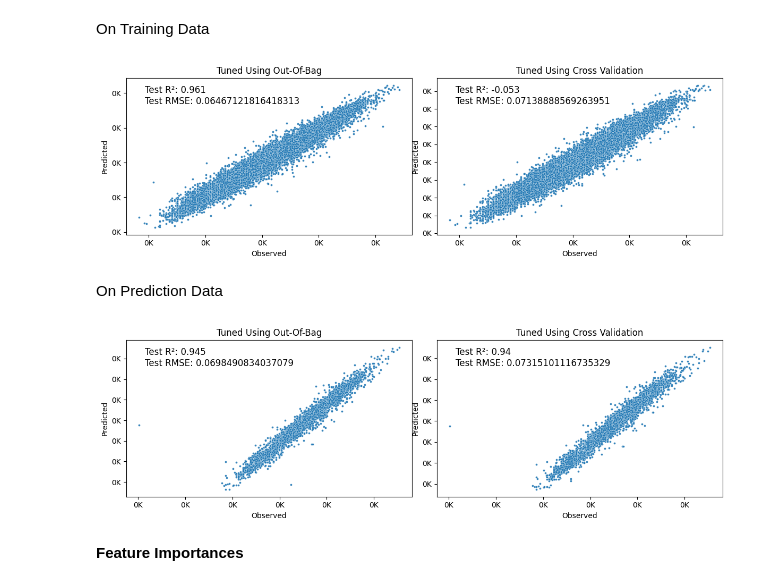
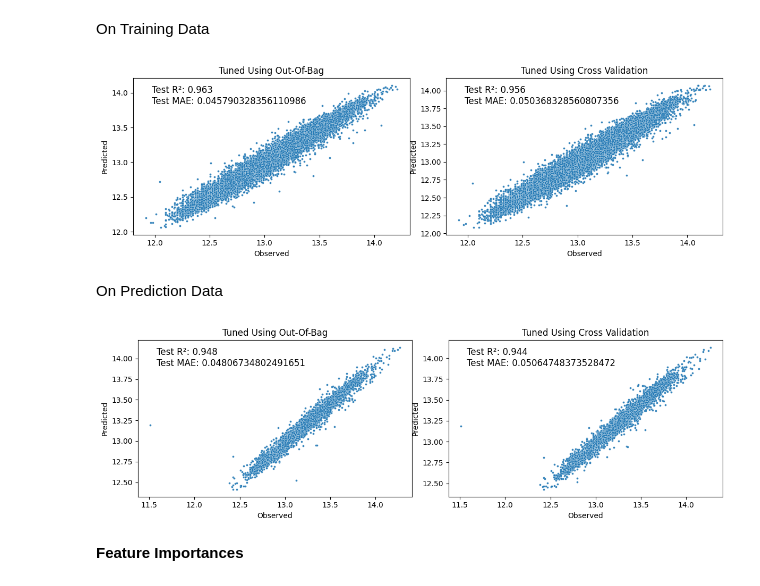
Before and after one commit to joesurf/Housing-Price-Time-Series-Forecasting, a Jupyter notebook: random_forest.ipynb, the cells around one changed output. Cells and saved outputs as stored; diff of their text form; code cells hidden in the pictures.

```diff
--- a/random_forest.ipynb
+++ b/random_forest.ipynb
@@ -278,52 +277,67 @@ On Training Data
 # scatterplots of y (observed) and y (predicted)
 
 fig = plt.figure(figsize=(13,4))
+label_format = '{:,.0f}'
 
 ax1 = plt.subplot(121)
 ax1 = sns.scatterplot(x=y_test, y=oob_prediction_test, edgecolors='w', alpha=0.9, s=8)
-ax1.set_xlabel('Observed'), ax1.set_xticklabels(['{:,.0f}'.format(x) + 'K' for x in ax1.get_xticks()/1000])
-ax1.set_ylabel('Predicted'), ax1.set_yticklabels(['{:,.0f}'.format(x) + 'K' for x in ax1.get_yticks()/1000])
-ax1.annotate('Test R\u00b2: ' + str(round(oob_r2,3)) + '\nTest RMSE: ' + str(oob_rmse), xy=(0, 1), xytext=(25, -35),
+ax1.set_xlabel('Observed')
+ax1.set_ylabel('Predicted')
+ax1.annotate('Test R\u00b2: ' + str(round(oob_r2,3)) + '\nTest MAE: ' + str(oob_mae), xy=(0, 1), xytext=(25, -35),
     xycoords='axes fraction', textcoords='offset points', fontsize=12)
 ax1.set_title('Tuned Using Out-Of-Bag')
 
 ax2 = plt.subplot(122)
 ax2 = sns.scatterplot(x=y_test, y=cv_predicted_test, edgecolors='w', alpha=0.9, s=8)
-ax2.set_xlabel('Observed'), ax2.set_xticklabels(['{:,.0f}'.format(x) + 'K' for x in ax2.get_xticks()/1000])
-ax2.set_ylabel('Predicted'), ax2.set_yticklabels(['{:,.0f}'.format(x) + 'K' for x in ax2.get_yticks()/1000])
-ax2.annotate('Test R\u00b2: ' + str(round(cv_r2,3)) + '\nTest RMSE: ' + str(cv_rmse), xy=(0, 1), xytext=(25, -35),
+ax2.set_xlabel('Observed')
+ax2.set_ylabel('Predicted')
+ax2.annotate('Test R\u00b2: ' + str(round(cv_r2,3)) + '\nTest MAE: ' + str(cv_mae), xy=(0, 1), xytext=(25, -35),
     xycoords='axes fraction', textcoords='offset points', fontsize=12)
 ax2.set_title('Tuned Using Cross Validation')
+
+# ticks_loc = ax1.get_yticks().tolist()
+# ax2.set_yticks(ax1.get_yticks().tolist())
+# ax2.set_yticklabels([label_format.format(x/1000) + 'K' for x in ticks_loc])
+
+# , ax1.set_xticklabels(['{:,.0f}'.format(x) + 'K' for x in ax1.get_xticks()/1000])
+# , ax1.set_yticklabels(['{:,.0f}'.format(x) + 'K' for x in ax1.get_yticks()/1000])
+# , ax2.set_xticklabels(['{:,.0f}'.format(x) + 'K' for x in ax2.get_xticks()/1000])
+# , ax2.set_yticklabels(['{:,.0f}'.format(x) + 'K' for x in ax2.get_yticks()/1000])
+
 plt.tight_layout(pad=0, rect=[0, 0, 0.9, 0.9])
 plt.show()
 # %% [output]
-[figure, old version]
+[figure, new version]
 # %% [markdown]
 On Prediction Data
 # %%
 # scatterplots of y (observed) and y (predicted)
 
 fig = plt.figure(figsize=(13,4))
 
 ax1 = plt.subplot(121)
 ax1 = sns.scatterplot(x=pred_target, y=oob_prediction_2024, edgecolors='w', alpha=0.9, s=8)
-ax1.set_xlabel('Observed'), ax1.set_xticklabels(['{:,.0f}'.format(x) + 'K' for x in ax1.get_xticks()/1000])
-ax1.set_ylabel('Predicted'), ax1.set_yticklabels(['{:,.0f}'.format(x) + 'K' for x in ax1.get_yticks()/1000])
-ax1.annotate('Test R\u00b2: ' + str(round(oob_pred_r2,3)) + '\nTest RMSE: ' + str(oob_pred_rmse), xy=(0, 1), xytext=(25, -35),
+ax1.set_xlabel('Observed')
+# ax1.set_xticklabels(['{:,.0f}'.format(x) + 'K' for x in ax1.get_xticks()/1000])
+ax1.set_ylabel('Predicted')
+# ax1.set_yticklabels(['{:,.0f}'.format(x) + 'K' for x in ax1.get_yticks()/1000])
+ax1.annotate('Test R\u00b2: ' + str(round(oob_pred_r2,3)) + '\nTest MAE: ' + str(oob_pred_mae), xy=(0, 1), xytext=(25, -35),
     xycoords='axes fraction', textcoords='offset points', fontsize=12)
 ax1.set_title('Tuned Using Out-Of-Bag')
 
 ax2 = plt.subplot(122)
 ax2 = sns.scatterplot(x=pred_target, y=cv_prediction_2024, edgecolors='w', alpha=0.9, s=8)
-ax2.set_xlabel('Observed'), ax2.set_xticklabels(['{:,.0f}'.format(x) + 'K' for x in ax2.get_xticks()/1000])
-ax2.set_ylabel('Predicted'), ax2.set_yticklabels(['{:,.0f}'.format(x) + 'K' for x in ax2.get_yticks()/1000])
-ax2.annotate('Test R\u00b2: ' + str(round(cv_pred_r2,3)) + '\nTest RMSE: ' + str(cv_pred_rmse), xy=(0, 1), xytext=(25, -35),
+ax2.set_xlabel('Observed')
+# ax2.set_xticklabels(['{:,.0f}'.format(x) + 'K' for x in ax2.get_xticks()/1000])
+ax2.set_ylabel('Predicted')
+# ax2.set_yticklabels(['{:,.0f}'.format(x) + 'K' for x in ax2.get_yticks()/1000])
+ax2.annotate('Test R\u00b2: ' + str(round(cv_pred_r2,3)) + '\nTest MAE: ' + str(cv_pred_mae), xy=(0, 1), xytext=(25, -35),
     xycoords='axes fraction', textcoords='offset points', fontsize=12)
 ax2.set_title('Tuned Using Cross Validation')
 plt.tight_layout(pad=0, rect=[0, 0, 0.9, 0.9])
 plt.show()
 # %% [output]
-[figure, old version]
+[figure, new version]
 # %% [markdown]
 **Feature Importances**
 # %%
```
Also changed, not shown: parts of 16 cells of this notebook, 1 other file.
